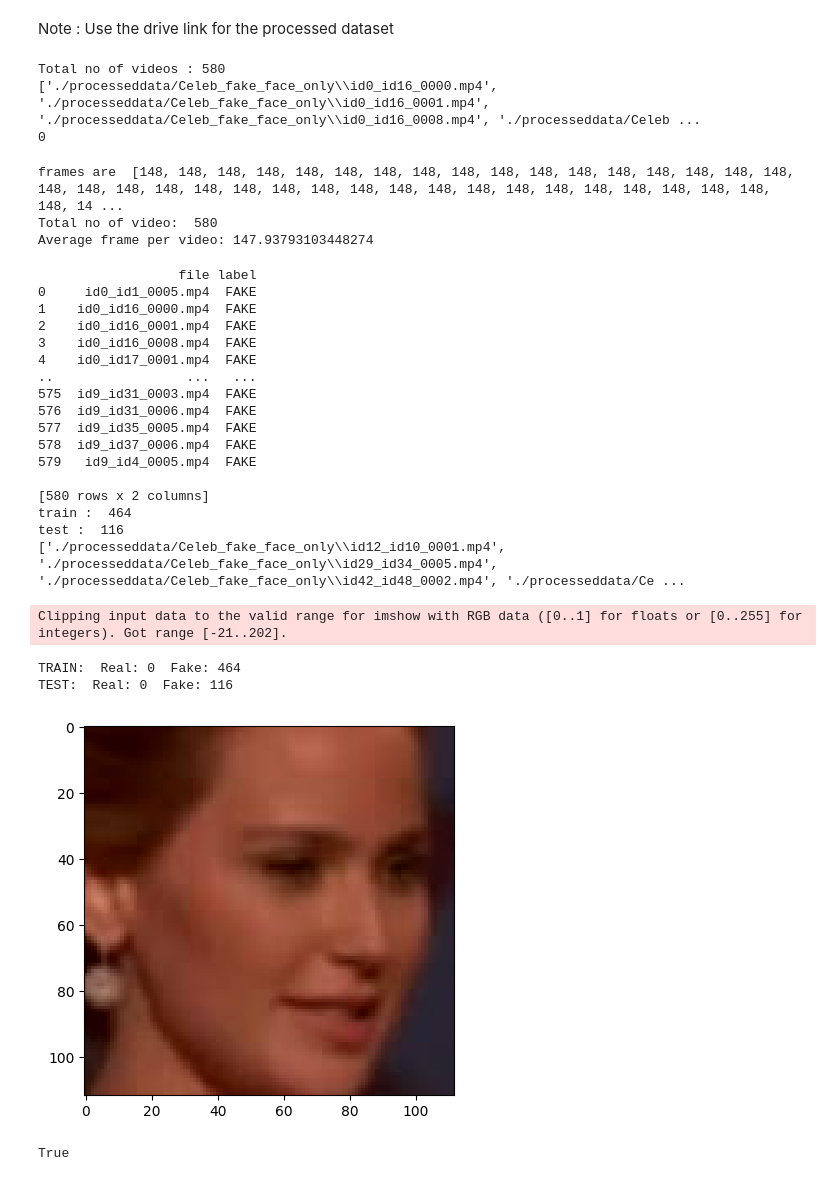
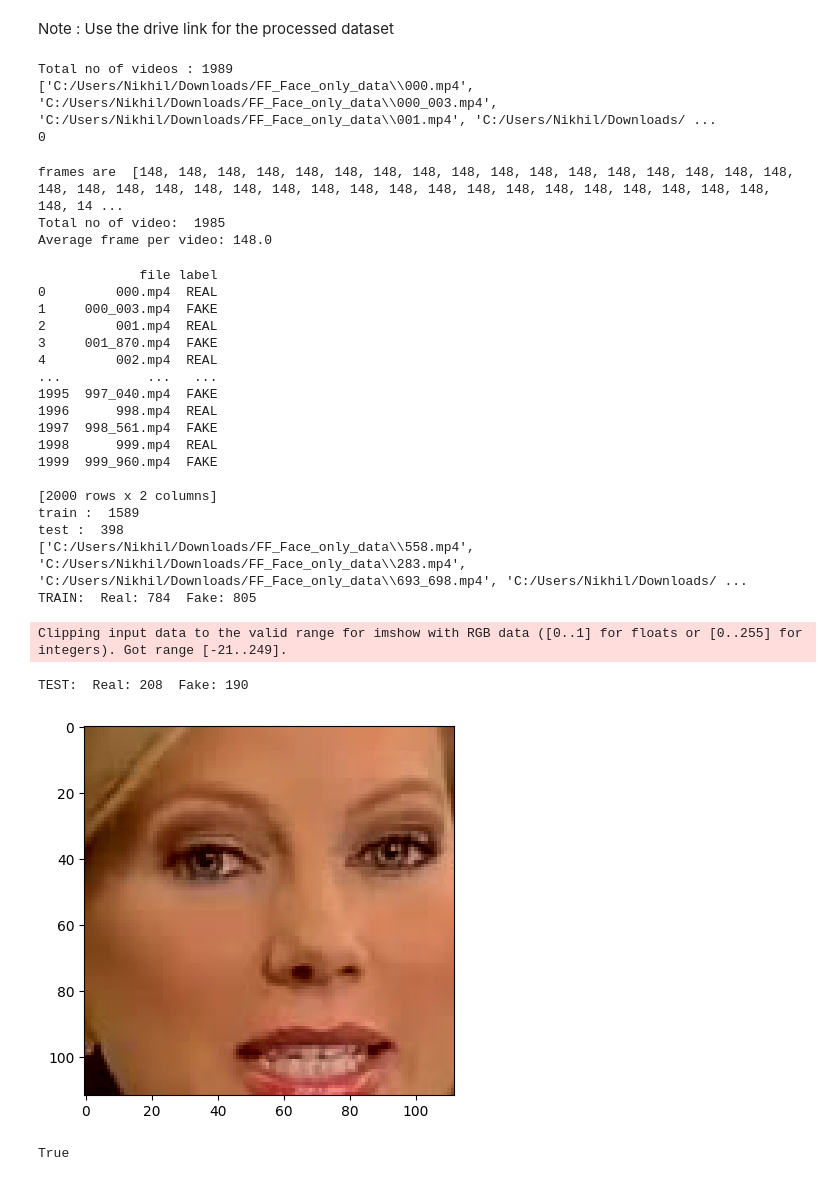
Before and after one commit to nikhil150821/Deep_fack_Detection, a Jupyter notebook: Model/Model_and_train_csv1.ipynb, the cells around one changed output. Saved outputs shown, nothing was run; the diff lists cells and outputs as text; code cells hidden in the pictures.

```diff
--- a/Model/Model_and_train_csv1.ipynb
+++ b/Model/Model_and_train_csv1.ipynb
@@ -51,11 +51,11 @@ train_transforms = transforms.Compose([
                                         transforms.Resize((im_size,im_size)),
                                         transforms.ToTensor(),
                                         transforms.Normalize(mean,std)])
-video_fil =  glob.glob('./processeddata/Celeb_fake_face_only/*.mp4')
-# video_fil += glob.glob('/content/drive/My Drive/Celeb_real_face_only/*.mp4')
-# video_fil += glob.glob('/DFDC_FAKE_Face_only_data/*.mp4')
-# video_fil += glob.glob('/DFDC_REAL_Face_only_data/*.mp4')
-# video_fil += glob.glob('/FF_Face_only_data/*.mp4')
+# video_fil =  glob.glob('/content/drive/My Drive/Colab_Notebooks/Celeb_fake_face_only/*.mp4')
+# video_fil += glob.glob('/content/drive/My Drive/Colab_Notebooks/Celeb_real_face_only/*.mp4')
+# video_fil += glob.glob('/content/drive/My Drive/Colab_Notebooks/DFDC_FAKE_Face_only_data/*.mp4')
+# video_fil += glob.glob('/content/drive/My Drive/Colab_Notebooks/DFDC_REAL_Face_only_data/*.mp4')
+video_fil = glob.glob('C:/Users/Nikhil/Downloads/FF_Face_only_data/*.mp4')
 print("Total no of videos :" , len(video_fil))
 print(video_fil)
 count = 0;
@@ -69,8 +69,8 @@ for i in video_fil:
     continue
 print((len(video_fil) - count))
 # %% [output]
-Total no of videos : 580
-['./processeddata/Celeb_fake_face_only\\id0_id16_0000.mp4', './processeddata/Celeb_fake_face_only\\id0_id16_0001.mp4', './processeddata/Celeb_fake_face_only\\id0_id16_0008.mp4', './processeddata/Celeb ...
+Total no of videos : 1989
+['C:/Users/Nikhil/Downloads/FF_Face_only_data\\000.mp4', 'C:/Users/Nikhil/Downloads/FF_Face_only_data\\000_003.mp4', 'C:/Users/Nikhil/Downloads/FF_Face_only_data\\001.mp4', 'C:/Users/Nikhil/Downloads/ ...
 0
 # %%
 #to load preprocessod video to memory
@@ -80,11 +80,11 @@ import numpy as np
 import cv2
 import copy
 import random
-video_files =  glob.glob('./processeddata/Celeb_fake_face_only/*.mp4')
-# video_files += glob.glob('/content/drive/My Drive/Celeb_real_face_only/*.mp4')
-# video_files += glob.glob('/content/drive/My Drive/DFDC_FAKE_Face_only_data/*.mp4')
-# video_files += glob.glob('/content/drive/My Drive/DFDC_REAL_Face_only_data/*.mp4')
-# video_files += glob.glob('/content/drive/My Drive/FF_Face_only_data/*.mp4')
+# video_files =  glob.glob('C:/Users/Nikhil/Downloads/Celeb_fake_face_only/*.mp4')
+# video_files += glob.glob('C:/Users/Nikhil/Downloads/Celeb_real_face_only/*.mp4')
+# video_files += glob.glob('C:/Users/Nikhil/Downloads/DFDC_FAKE_Face_only_data/*.mp4')
+# video_files += glob.glob('C:/Users/Nikhil/Downloads/DFDC_REAL_Face_only_data/*.mp4')
+video_files = glob.glob('C:/Users/Nikhil/Downloads/FF_Face_only_data/*.mp4')
 random.shuffle(video_files)
 random.shuffle(video_files)
 frame_count = []
@@ -99,8 +99,8 @@ print("Total no of video: " , len(frame_count))
 print('Average frame per video:',np.mean(frame_count))
 # %% [output]
 frames are  [148, 148, 148, 148, 148, 148, 148, 148, 148, 148, 148, 148, 148, 148, 148, 148, 148, 148, 148, 148, 148, 148, 148, 148, 148, 148, 148, 148, 148, 148, 148, 148, 148, 148, 148, 148, 148, 14 ...
-Total no of video:  580
-Average frame per video: 147.93793103448274
+Total no of video:  1985
+Average frame per video: 148.0
 # %%
 # load the video name and labels from csv
 import torch
@@ -162,7 +162,7 @@ def im_plot(tensor):
 #count the number of fake and real videos
 def number_of_real_and_fake_videos(data_list):
   header_list = ["file","label"]
-  lab = pd.read_csv('./labels/Celeb-DF-v1_fake.csv',names=header_list)
+  lab = pd.read_csv('C:/Users/Nikhil/Downloads/FFF_metadata.csv',names=header_list)
   fake = 0
   real = 0
   for i in data_list:
@@ -180,7 +180,7 @@ import pandas as pd
 from sklearn.model_selection import train_test_split
 
 header_list = ["file","label"]
-labels = pd.read_csv('./labels/Celeb-DF-v1_fake2.csv',names=header_list)
+labels = pd.read_csv('C:/Users/Nikhil/Downloads/FFF_metadata.csv',names=header_list)
 print(labels)
 train_videos = video_files[:int(0.8*len(video_files))]
 valid_videos = video_files[int(0.8*len(video_files)):]
@@ -190,53 +190,53 @@ print("test : " , len(valid_videos))
 print(train_videos)
 
 print("TRAIN: ", "Real:",number_of_real_and_fake_videos(train_videos)[0]," Fake:",number_of_real_and_fake_videos(train_videos)[1])
 print("TEST: ", "Real:",number_of_real_and_fake_videos(valid_videos)[0]," Fake:",number_of_real_and_fake_videos(valid_videos)[1])
 
 
 im_size = 112
 mean = [0.485, 0.456, 0.406]
 std = [0.229, 0.224, 0.225]
 
 train_transforms = transforms.Compose([
                                         transforms.ToPILImage(),
                                         transforms.Resize((im_size,im_size)),
                                         transforms.ToTensor(),
                                         transforms.Normalize(mean,std)])
 
 test_transforms = transforms.Compose([
                                         transforms.ToPILImage(),
                                         transforms.Resize((im_size,im_size)),
                                         transforms.ToTensor(),
                                         transforms.Normalize(mean,std)])
 train_data = video_dataset(train_videos,labels,sequence_length = 10,transform = train_transforms)
 #print(train_data)
 val_data = video_dataset(valid_videos,labels,sequence_length = 10,transform = train_transforms)
 train_loader = DataLoader(train_data,batch_size = 4,shuffle = True,num_workers = 0)
 valid_loader = DataLoader(val_data,batch_size = 4,shuffle = True,num_workers = 0)
 image,label = train_data[0]
 im_plot(image[0,:,:,:])
 # %% [output]
-                  file label
-0     id0_id1_0005.mp4  FAKE
-1    id0_id16_0000.mp4  FAKE
-2    id0_id16_0001.mp4  FAKE
-3    id0_id16_0008.mp4  FAKE
-4    id0_id17_0001.mp4  FAKE
-..                 ...   ...
-575  id9_id31_0003.mp4  FAKE
-576  id9_id31_0006.mp4  FAKE
-577  id9_id35_0005.mp4  FAKE
-578  id9_id37_0006.mp4  FAKE
-579   id9_id4_0005.mp4  FAKE
+             file label
+0         000.mp4  REAL
+1     000_003.mp4  FAKE
+2         001.mp4  REAL
+3     001_870.mp4  FAKE
+4         002.mp4  REAL
+...           ...   ...
+1995  997_040.mp4  FAKE
+1996      998.mp4  REAL
+1997  998_561.mp4  FAKE
+1998      999.mp4  REAL
+1999  999_960.mp4  FAKE
 
-[580 rows x 2 columns]
-train :  464
-test :  116
-['./processeddata/Celeb_fake_face_only\\id12_id10_0001.mp4', './processeddata/Celeb_fake_face_only\\id29_id34_0005.mp4', './processeddata/Celeb_fake_face_only\\id42_id48_0002.mp4', './processeddata/Ce ...
+[2000 rows x 2 columns]
+train :  1589
+test :  398
+['C:/Users/Nikhil/Downloads/FF_Face_only_data\\558.mp4', 'C:/Users/Nikhil/Downloads/FF_Face_only_data\\283.mp4', 'C:/Users/Nikhil/Downloads/FF_Face_only_data\\693_698.mp4', 'C:/Users/Nikhil/Downloads/ ...
+TRAIN:  Real: 784  Fake: 805
-Clipping input data to the valid range for imshow with RGB data ([0..1] for floats or [0..255] for integers). Got range [-21..202].
+Clipping input data to the valid range for imshow with RGB data ([0..1] for floats or [0..255] for integers). Got range [-21..249].
-TRAIN:  Real: 0  Fake: 464
-TEST:  Real: 0  Fake: 116
+TEST:  Real: 208  Fake: 190
-[figure, old version]
+[figure, new version]
 # %%
 #Model with feature visualization
 from torch import nn
```
Also changed, not shown: parts of 2 cells of this notebook, 5 other files.
